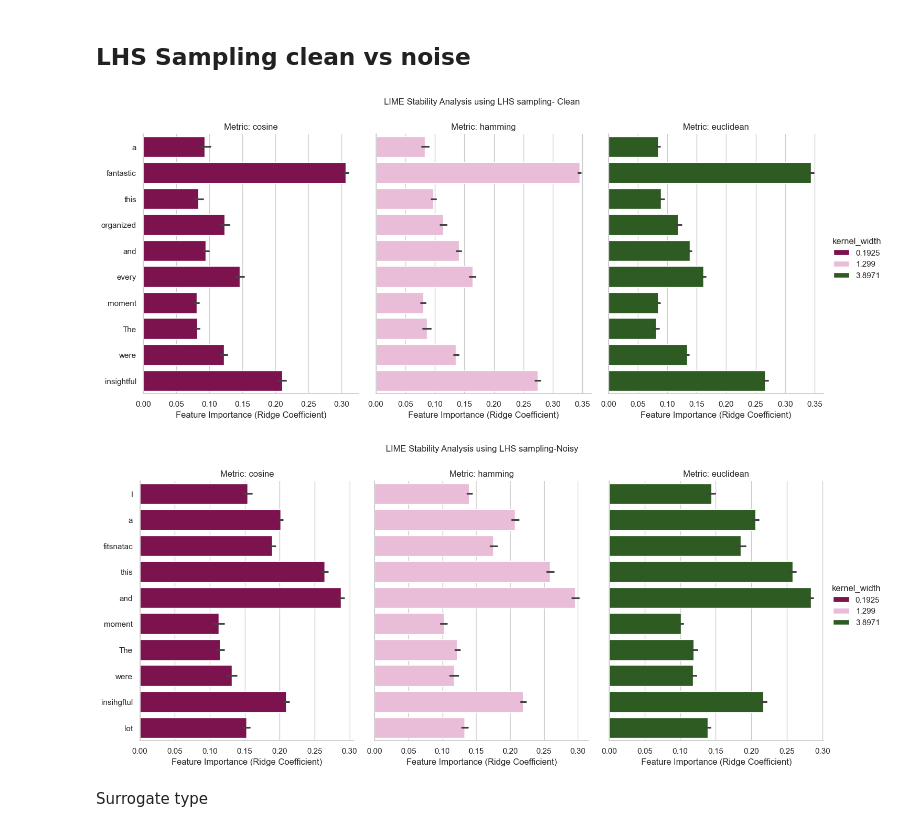
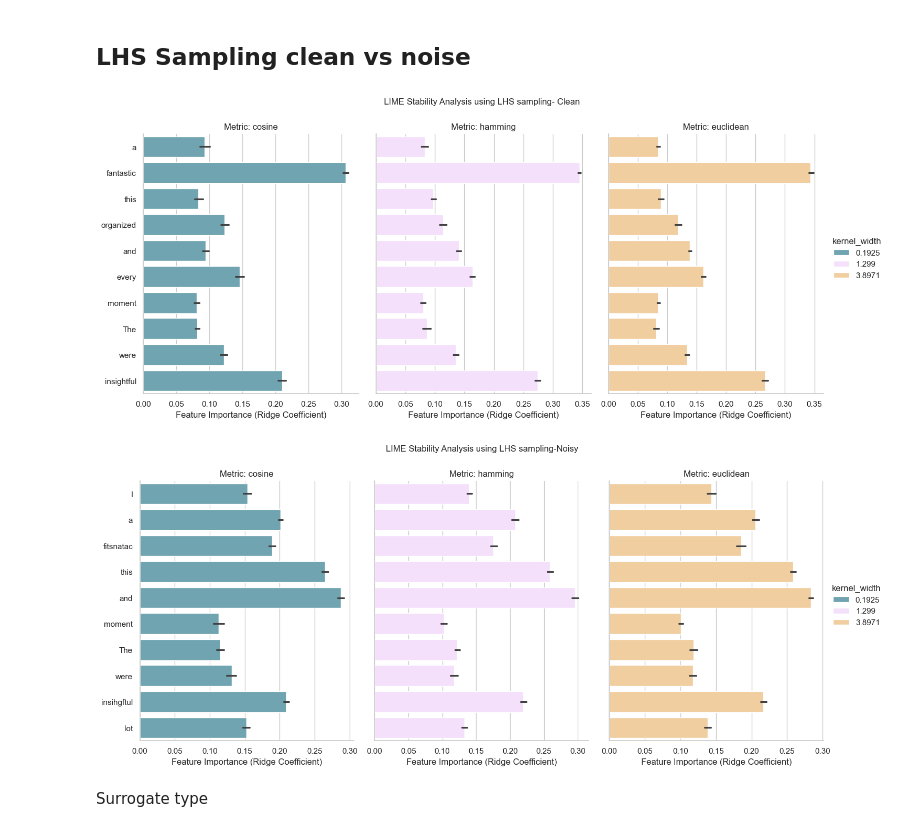
Before and after one commit to Oumaymabamoh/thesis-eval-synthetic-data-lime-nlp, a Jupyter notebook: results/LIME_evaluation.ipynb, the cells around one changed output. Saved outputs shown, nothing was run; the diff lists cells and outputs as text; code cells hidden in the pictures.

```diff
--- a/results/LIME_evaluation.ipynb
+++ b/results/LIME_evaluation.ipynb
@@ -351,7 +375,7 @@ df_plot = df_lhs[df_lhs['word'].isin(top_words)]
 # Create the Visualization
 # We use 'catplot' to create a grid: one column per Metric
 sns.set_theme(style="whitegrid")
-colors = ['#087e8b','#e0aaff','#ff8500']
+colors = ['#64abbb','#f7dbff','#ffd092']
 g = sns.catplot(
     data=df_plot,
     kind="bar",
@@ -359,7 +383,7 @@ g = sns.catplot(
     y="word",
     hue="kernel_width",
     col="metric",
-    palette="PiYG",
+    palette=colors,
     height=6,
     aspect=0.8,
     sharex=False # Allows each metric to show its own scale if they vary wildly
@@ -372,7 +396,7 @@ g.fig.suptitle("LIME Stability Analysis using LHS sampling- Clean", y=1.05, font
 plt.savefig("/Users/oumaymabamoh/Desktop/thesis-evaluation-synthetic-data-lime-nlp/results/lhs_stability_experiment.png")
 plt.show()
 # %% [output]
-[figure, old version]
+[figure, new version]
 # %%
 import pandas as pd
 import seaborn as sns
@@ -382,35 +406,36 @@ import matplotlib.pyplot as plt
 df_lhs = pd.read_csv('/Users/oumaymabamoh/Desktop/thesis-evaluation-synthetic-data-lime-nlp/outputs/lime/lime_perturb_lhs_sampling_kernel_results.csv')
 
 # calculate absolute importance for ranking
 df_lhs['abs_importance'] = df_lhs['importance'].abs()
 
 # Get top 10 most influential words overall
 top_words = df_lhs.groupby('word')['abs_importance'].mean().nlargest(10).index
 df_plot = df_lhs[df_sobol['word'].isin(top_words)]
 # Create the Visualization
 # We use 'catplot' to create a grid: one column per Metric
+colors = ['#64abbb','#f7dbff','#ffd092']
 sns.set_theme(style="whitegrid")
 g = sns.catplot(
     data=df_plot,
     kind="bar",
     x="abs_importance",
     y="word",
     hue="kernel_width",
     col="metric",
-    palette="PiYG",
+    palette=colors,
     height=6,
     aspect=0.8,
     sharex=False # Allows each metric to show its own scale if they vary wildly
 )
 
 # Customizing Labels and Titles
 g.set_axis_labels("Feature Importance (Ridge Coefficient)", "")
 g.set_titles("Metric: {col_name}")
 g.fig.suptitle("LIME Stability Analysis using LHS sampling-Noisy", y=1.05, fontsize=12)
 plt.savefig("/Users/oumaymabamoh/Desktop/thesis-evaluation-synthetic-data-lime-nlp/results/perturb_lhs_stability_experiment.png")
 plt.show()
 # %% [output]
-[figure, old version]
+[figure, new version]
 # %% [markdown]
 Surrogate type
 # %%
```
Also changed, not shown: parts of 4 cells of this notebook, 4 other files.
